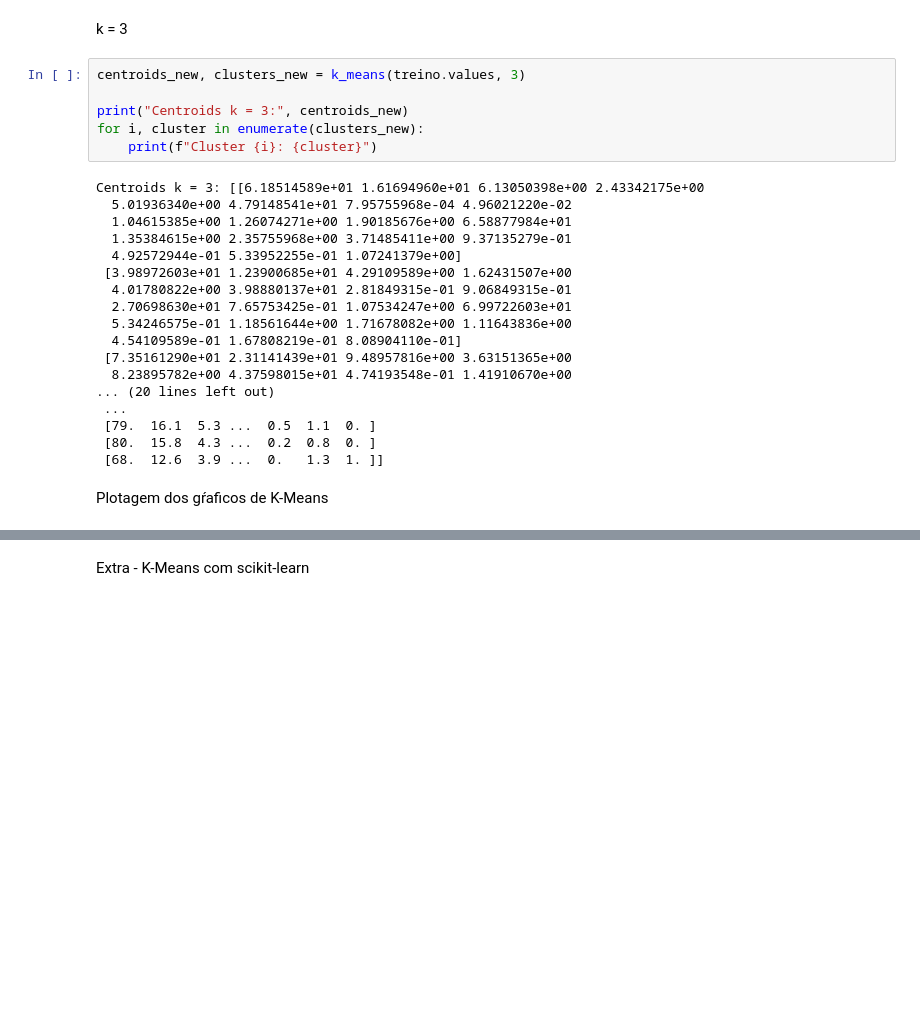
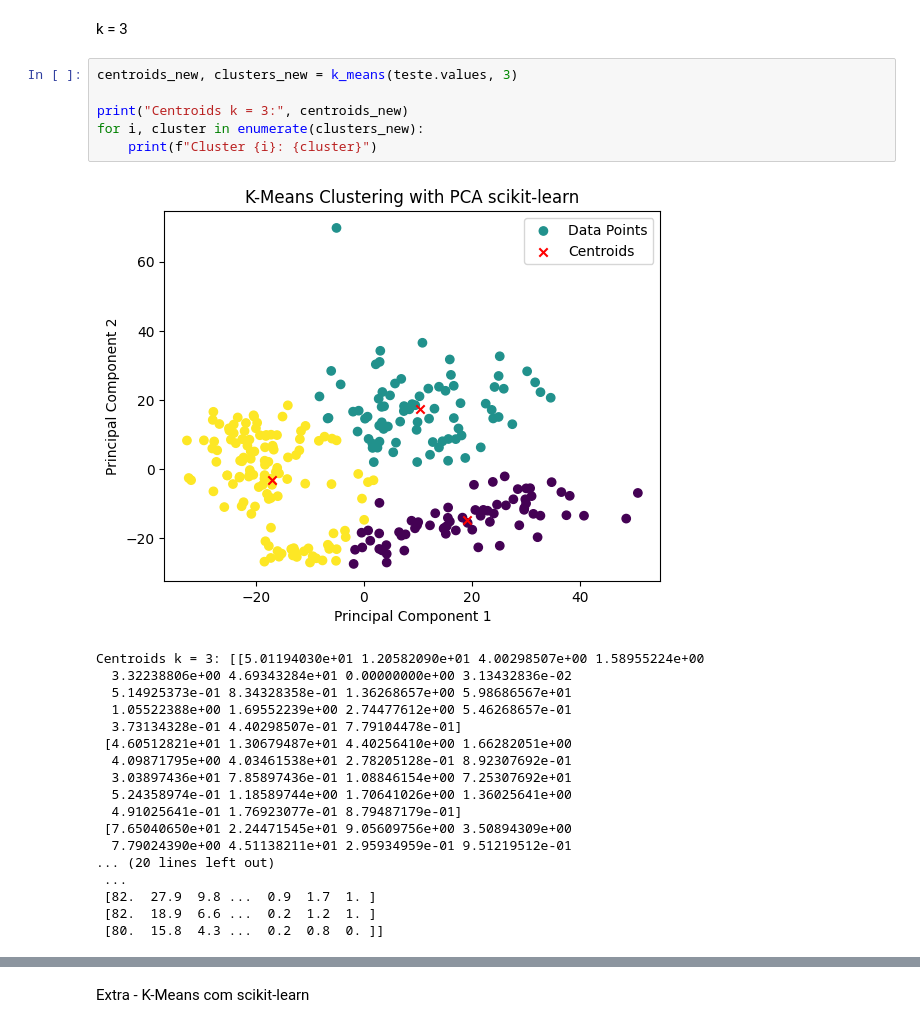
Before and after one commit to BellaVignoli/TP2_IA, a Jupyter notebook: TP2.ipynb, the cells around one changed output, grey strips where cells are left out. Drawn from its saved outputs; the diff is of its cells as text; blank space fills up the shorter version.

```diff
--- a/TP2.ipynb
+++ b/TP2.ipynb
@@ -224,28 +242,27 @@ Cluster 0: [[36.  27.4  7.4 ...  0.4  1.3  0. ]
 # %% [markdown]
 k = 3
 # %%
-centroids_new, clusters_new = k_means(treino.values, 3)
+centroids_new, clusters_new = k_means(teste.values, 3)
 
 print("Centroids k = 3:", centroids_new)
 for i, cluster in enumerate(clusters_new):
     print(f"Cluster {i}: {cluster}")
 # %% [output]
+[figure, added]
-Centroids k = 3: [[6.18514589e+01 1.61694960e+01 6.13050398e+00 2.43342175e+00
-  5.01936340e+00 4.79148541e+01 7.95755968e-04 4.96021220e-02
-  1.04615385e+00 1.26074271e+00 1.90185676e+00 6.58877984e+01
-  1.35384615e+00 2.35755968e+00 3.71485411e+00 9.37135279e-01
-  4.92572944e-01 5.33952255e-01 1.07241379e+00]
- [3.98972603e+01 1.23900685e+01 4.29109589e+00 1.62431507e+00
-  4.01780822e+00 3.98880137e+01 2.81849315e-01 9.06849315e-01
-  2.70698630e+01 7.65753425e-01 1.07534247e+00 6.99722603e+01
-  5.34246575e-01 1.18561644e+00 1.71678082e+00 1.11643836e+00
-  4.54109589e-01 1.67808219e-01 8.08904110e-01]
- [7.35161290e+01 2.31141439e+01 9.48957816e+00 3.63151365e+00
-  8.23895782e+00 4.37598015e+01 4.74193548e-01 1.41910670e+00
+Centroids k = 3: [[5.01194030e+01 1.20582090e+01 4.00298507e+00 1.58955224e+00
+  3.32238806e+00 4.69343284e+01 0.00000000e+00 3.13432836e-02
+  5.14925373e-01 8.34328358e-01 1.36268657e+00 5.98686567e+01
+  1.05522388e+00 1.69552239e+00 2.74477612e+00 5.46268657e-01
+  3.73134328e-01 4.40298507e-01 7.79104478e-01]
+ [4.60512821e+01 1.30679487e+01 4.40256410e+00 1.66282051e+00
+  4.09871795e+00 4.03461538e+01 2.78205128e-01 8.92307692e-01
+  3.03897436e+01 7.85897436e-01 1.08846154e+00 7.25307692e+01
+  5.24358974e-01 1.18589744e+00 1.70641026e+00 1.36025641e+00
+  4.91025641e-01 1.76923077e-01 8.79487179e-01]
+ [7.65040650e+01 2.24471545e+01 9.05609756e+00 3.50894309e+00
+  7.79024390e+00 4.51138211e+01 2.95934959e-01 9.51219512e-01
 ... (20 lines left out)
  ...
- [79.  16.1  5.3 ...  0.5  1.1  0. ]
- [80.  15.8  4.3 ...  0.2  0.8  0. ]
- [68.  12.6  3.9 ...  0.   1.3  1. ]]
+ [82.  27.9  9.8 ...  0.9  1.7  1. ]
+ [82.  18.9  6.6 ...  0.2  1.2  1. ]
+ [80.  15.8  4.3 ...  0.2  0.8  0. ]]
-# %% [markdown]
-Plotagem dos gŕaficos de K-Means
```
Also changed, not shown: parts of 11 cells of this notebook.
